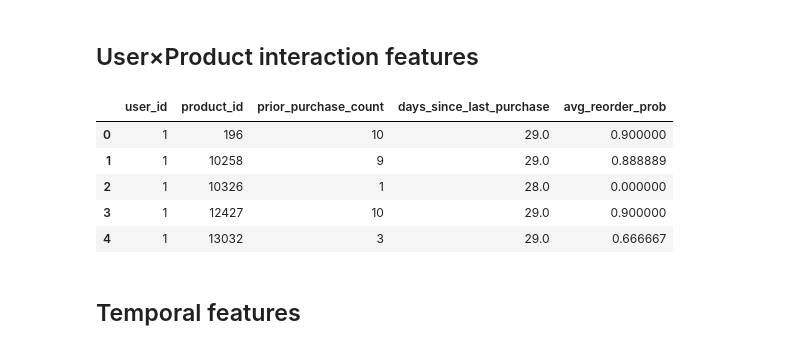
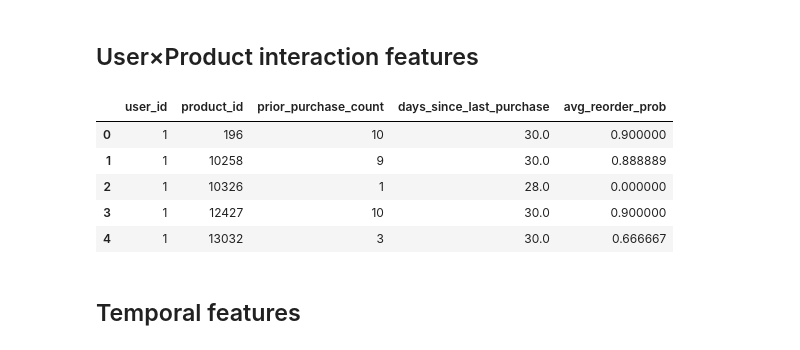
Before and after one commit to ab8d-DS/DSS230_Final_Project, a Jupyter notebook: notebooks/02_Feature_Engineering.ipynb, the cells around one changed output. Cells and saved outputs as stored; diff of their text form; code cells hidden in the pictures.

```diff
--- a/notebooks/02_Feature_Engineering.ipynb
+++ b/notebooks/02_Feature_Engineering.ipynb
@@ -6,3 +14,3 @@ import matplotlib.pyplot as plt
 # %%
-full_train=pd.read_parquet("C:\\Users\\USER\\DS230_Final_Project\\data\\processed\\full_train.parquet")
-full_priors=pd.read_parquet("C:\\Users\\USER\\DS230_Final_Project\\data\\processed\\full_priors.parquet")
+full_train=pd.read_parquet("../data/processed/full_train.parquet")
+full_priors=pd.read_parquet("../data/processed/full_priors.parquet")
@@ -47,19 +57,19 @@ product_fet.head()
 ## User×Product interaction features
 # %%
 prior_purchase_count=full_priors.groupby(['user_id','product_id']).size().rename('prior_purchase_count').reset_index()
-days_since_last_purchase=(full_priors.sort_values(['user_id','product_id','order_number']).groupby(['user_id','product_id'])['days_since_prior_order_winsor']
+days_since_last_purchase=(full_priors.sort_values(['user_id','product_id','order_number']).groupby(['user_id','product_id'])['days_since_prior_order']
                           .last().rename("days_since_last_purchase").reset_index())
 avg_reorder_prob=full_priors.groupby(['user_id','product_id'])['reordered'].mean().rename('avg_reorder_prob').reset_index()
 
 user_product_fet=prior_purchase_count.merge(days_since_last_purchase,on=['user_id','product_id'],how='left').merge(avg_reorder_prob,on=['user_id','product_id'],how='left')
 user_product_fet.head()
 # %% [output]
 |  | user_id | product_id | prior_purchase_count | days_since_last_purchase | avg_reorder_prob |
-| 0 | 1 | 196 | 10 | 29.0 | 0.900000 |
-| 1 | 1 | 10258 | 9 | 29.0 | 0.888889 |
+| 0 | 1 | 196 | 10 | 30.0 | 0.900000 |
+| 1 | 1 | 10258 | 9 | 30.0 | 0.888889 |
 | 2 | 1 | 10326 | 1 | 28.0 | 0.000000 |
-| 3 | 1 | 12427 | 10 | 29.0 | 0.900000 |
-| 4 | 1 | 13032 | 3 | 29.0 | 0.666667 |
+| 3 | 1 | 12427 | 10 | 30.0 | 0.900000 |
+| 4 | 1 | 13032 | 3 | 30.0 | 0.666667 |
 # %% [markdown]
 ## Temporal features
 # %%
```
Also changed, not shown: parts of 42 cells of this notebook.
